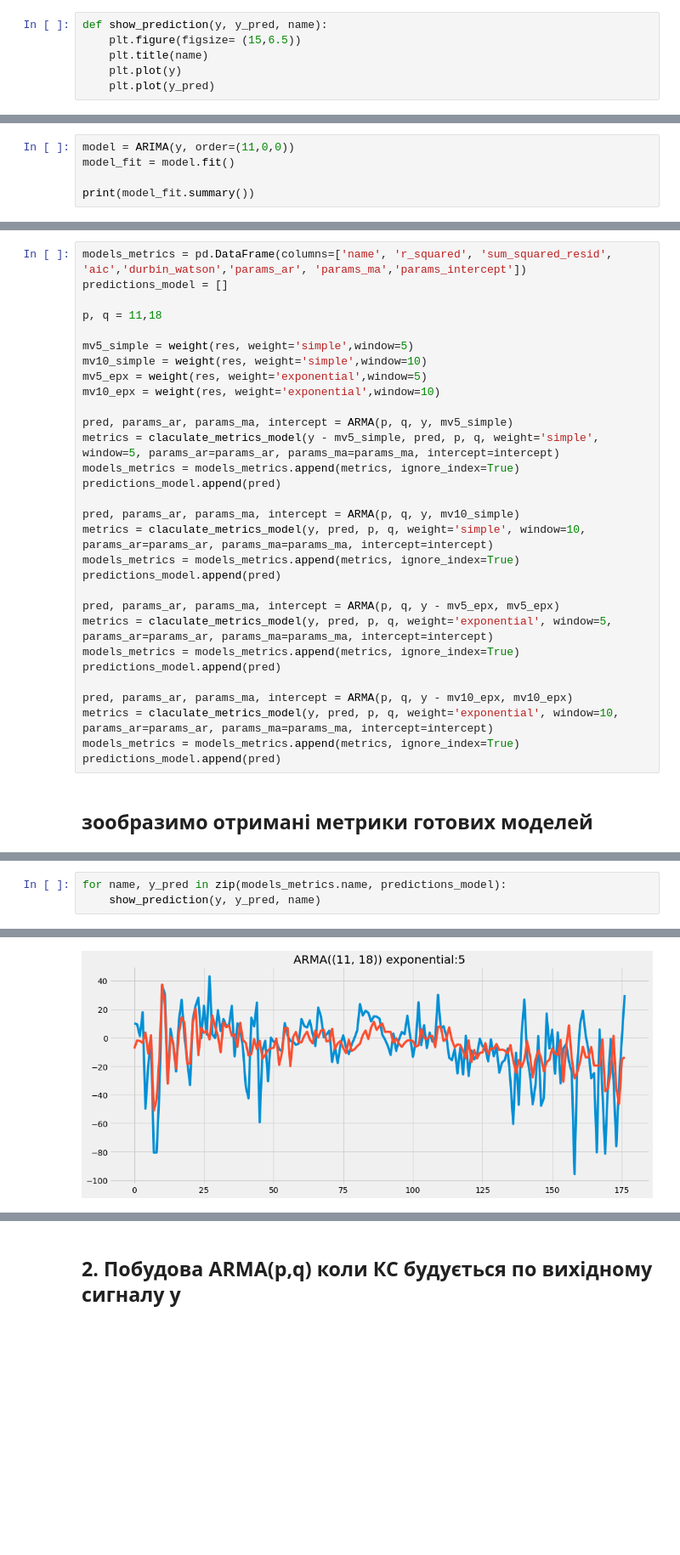
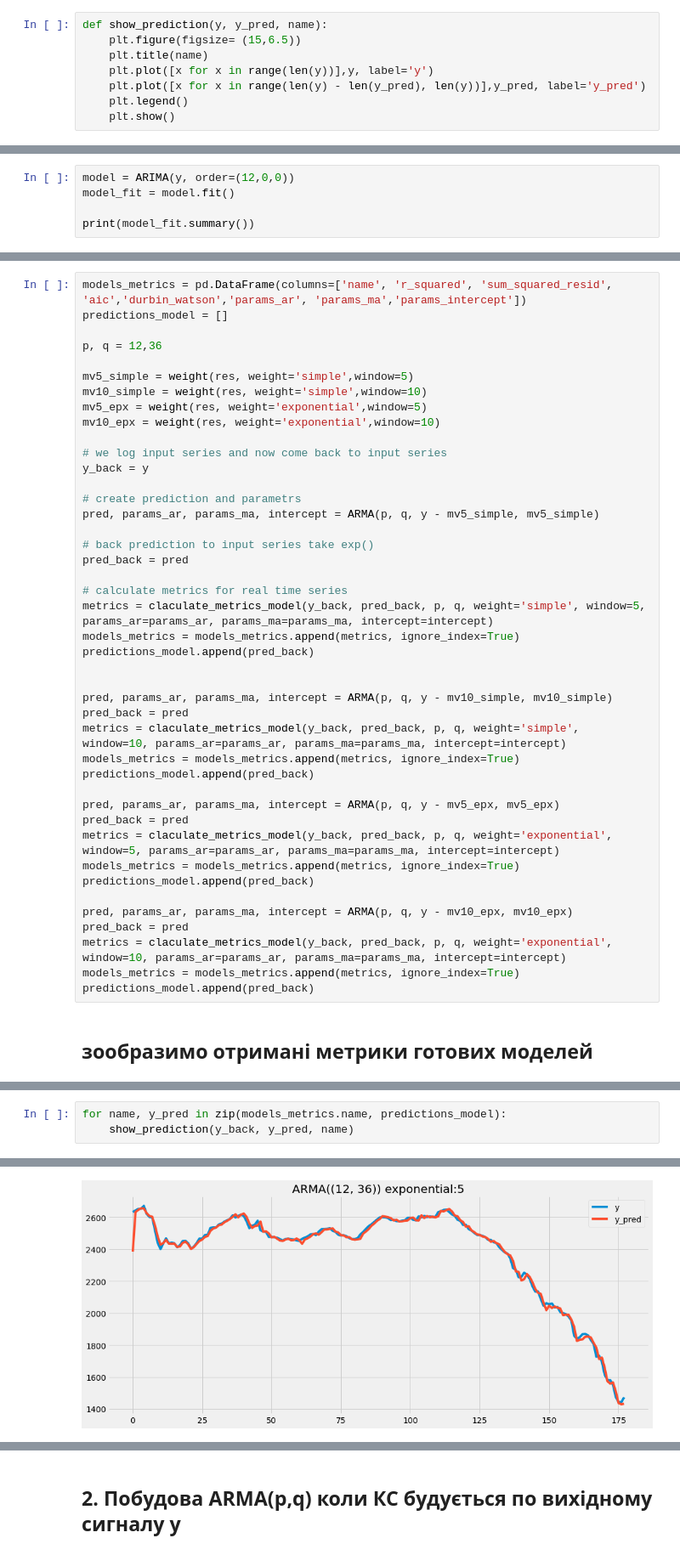
Before and after one commit to bateikoEd/time-series-analysis, a Jupyter notebook: lab3/second_series.ipynb, the cells around one changed output, grey strips where cells are left out. Shown at 85% size. Cells and saved outputs as stored; diff of their text form; blank space fills up the shorter version.

Commit message:
second series done

```diff
--- a/lab3/second_series.ipynb
+++ b/lab3/second_series.ipynb
@@ -172,5 +126,7 @@ def weight(res, weight, window):
 def show_prediction(y, y_pred, name):
     plt.figure(figsize= (15,6.5))
     plt.title(name)
-    plt.plot(y)
-    plt.plot(y_pred)
+    plt.plot([x for x in range(len(y))],y, label='y')
+    plt.plot([x for x in range(len(y) - len(y_pred), len(y))],y_pred, label='y_pred')
+    plt.legend()
+    plt.show()
@@ -253,7 +234,7 @@ show_plots(y)
 # %% [markdown]
 ## ARMA is built by residual
 # %%
-model = ARIMA(y, order=(11,0,0))
+model = ARIMA(y, order=(12,0,0))
 model_fit = model.fit()
 
 print(model_fit.summary())
@@ -294,32 +275,45 @@ plt.plot(np.array(model_fit.predict()))
 models_metrics = pd.DataFrame(columns=['name', 'r_squared', 'sum_squared_resid', 'aic','durbin_watson','params_ar', 'params_ma','params_intercept'])
 predictions_model = []
 
-p, q = 11,18
+p, q = 12,36
 
 mv5_simple = weight(res, weight='simple',window=5)
 mv10_simple = weight(res, weight='simple',window=10)
 mv5_epx = weight(res, weight='exponential',window=5)
 mv10_epx = weight(res, weight='exponential',window=10)
 
-pred, params_ar, params_ma, intercept = ARMA(p, q, y, mv5_simple)
-metrics = claculate_metrics_model(y - mv5_simple, pred, p, q, weight='simple', window=5, params_ar=params_ar, params_ma=params_ma, intercept=intercept)
+# we log input series and now come back to input series
+y_back = y
+
+# create prediction and parametrs
+pred, params_ar, params_ma, intercept = ARMA(p, q, y - mv5_simple, mv5_simple)
+
+# back prediction to input series take exp()
+pred_back = pred
+
+# calculate metrics for real time series
+metrics = claculate_metrics_model(y_back, pred_back, p, q, weight='simple', window=5, params_ar=params_ar, params_ma=params_ma, intercept=intercept)
 models_metrics = models_metrics.append(metrics, ignore_index=True)
-predictions_model.append(pred)
+predictions_model.append(pred_back)
 
-pred, params_ar, params_ma, intercept = ARMA(p, q, y, mv10_simple)
-metrics = claculate_metrics_model(y, pred, p, q, weight='simple', window=10, params_ar=params_ar, params_ma=params_ma, intercept=intercept)
+
+pred, params_ar, params_ma, intercept = ARMA(p, q, y - mv10_simple, mv10_simple)
+pred_back = pred
+metrics = claculate_metrics_model(y_back, pred_back, p, q, weight='simple', window=10, params_ar=params_ar, params_ma=params_ma, intercept=intercept)
 models_metrics = models_metrics.append(metrics, ignore_index=True)
-predictions_model.append(pred)
+predictions_model.append(pred_back)
 
 pred, params_ar, params_ma, intercept = ARMA(p, q, y - mv5_epx, mv5_epx)
-metrics = claculate_metrics_model(y, pred, p, q, weight='exponential', window=5, params_ar=params_ar, params_ma=params_ma, intercept=intercept)
+pred_back = pred
+metrics = claculate_metrics_model(y_back, pred_back, p, q, weight='exponential', window=5, params_ar=params_ar, params_ma=params_ma, intercept=intercept)
 models_metrics = models_metrics.append(metrics, ignore_index=True)
-predictions_model.append(pred)
+predictions_model.append(pred_back)
 
 pred, params_ar, params_ma, intercept = ARMA(p, q, y - mv10_epx, mv10_epx)
-metrics = claculate_metrics_model(y, pred, p, q, weight='exponential', window=10, params_ar=params_ar, params_ma=params_ma, intercept=intercept)
+pred_back = pred
+metrics = claculate_metrics_model(y_back, pred_back, p, q, weight='exponential', window=10, params_ar=params_ar, params_ma=params_ma, intercept=intercept)
 models_metrics = models_metrics.append(metrics, ignore_index=True)
-predictions_model.append(pred)
+predictions_model.append(pred_back)
 # %% [markdown]
 ## зообразимо отримані метрики готових моделей
 # %%
@@ -333,4 +327,4 @@ models_metrics
 # %%
 for name, y_pred in zip(models_metrics.name, predictions_model):
-    show_prediction(y, y_pred, name)
+    show_prediction(y_back, y_pred, name)
 # %% [output]
@@ -339 +333 @@ for name, y_pred in zip(models_metrics.name, predictions_model):
-[figure, old version]
+[figure, new version]
```
Also changed, not shown: parts of 50 cells of this notebook, 11 other files.
